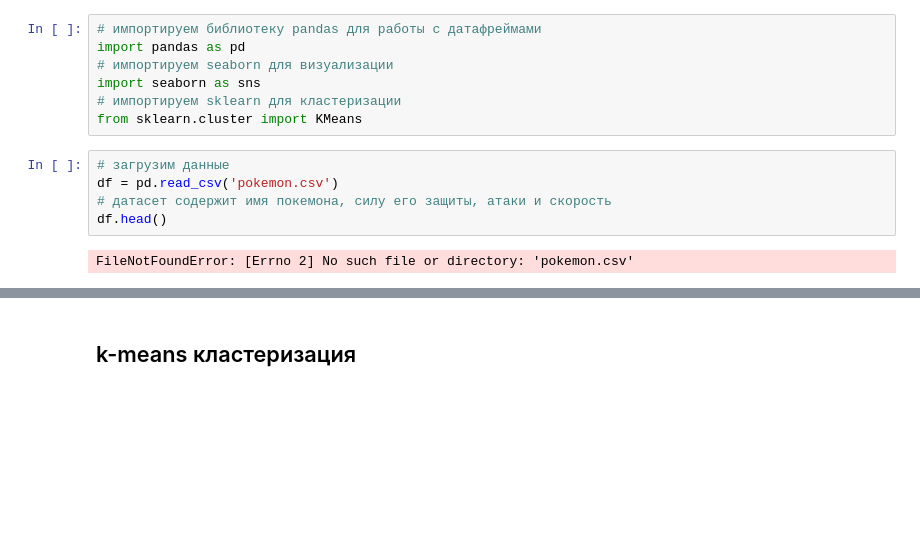
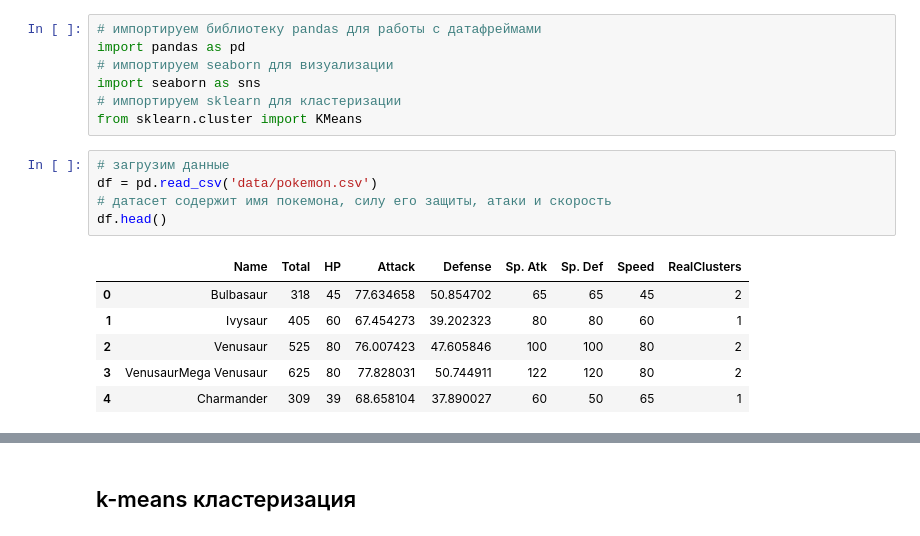
Before and after one commit to ivajazz/ML_4, a Jupyter notebook: dst3-ml4-2_clusterization.ipynb, the cells around one changed output, grey strips where cells are left out. Drawn from its saved outputs; the diff is of its cells as text; blank space fills up the shorter version.

```diff
--- a/dst3-ml4-2_clusterization.ipynb
+++ b/dst3-ml4-2_clusterization.ipynb
@@ -7,8 +7,13 @@ import seaborn as sns
 from sklearn.cluster import KMeans
 # %%
 # загрузим данные
-df = pd.read_csv('pokemon.csv')
+df = pd.read_csv('data/pokemon.csv')
 # датасет содержит имя покемона, силу его защиты, атаки и скорость
 df.head()
 # %% [output]
-FileNotFoundError: [Errno 2] No such file or directory: 'pokemon.csv'
+|  | Name | Total | HP | Attack | Defense | Sp. Atk | Sp. Def | Speed | RealClusters |
+| 0 | Bulbasaur | 318 | 45 | 77.634658 | 50.854702 | 65 | 65 | 45 | 2 |
+| 1 | Ivysaur | 405 | 60 | 67.454273 | 39.202323 | 80 | 80 | 60 | 1 |
+| 2 | Venusaur | 525 | 80 | 76.007423 | 47.605846 | 100 | 100 | 80 | 2 |
+| 3 | VenusaurMega Venusaur | 625 | 80 | 77.828031 | 50.744911 | 122 | 120 | 80 | 2 |
+| 4 | Charmander | 309 | 39 | 68.658104 | 37.890027 | 60 | 50 | 65 | 1 |
```
Also changed, not shown: parts of 4 cells of this notebook.
